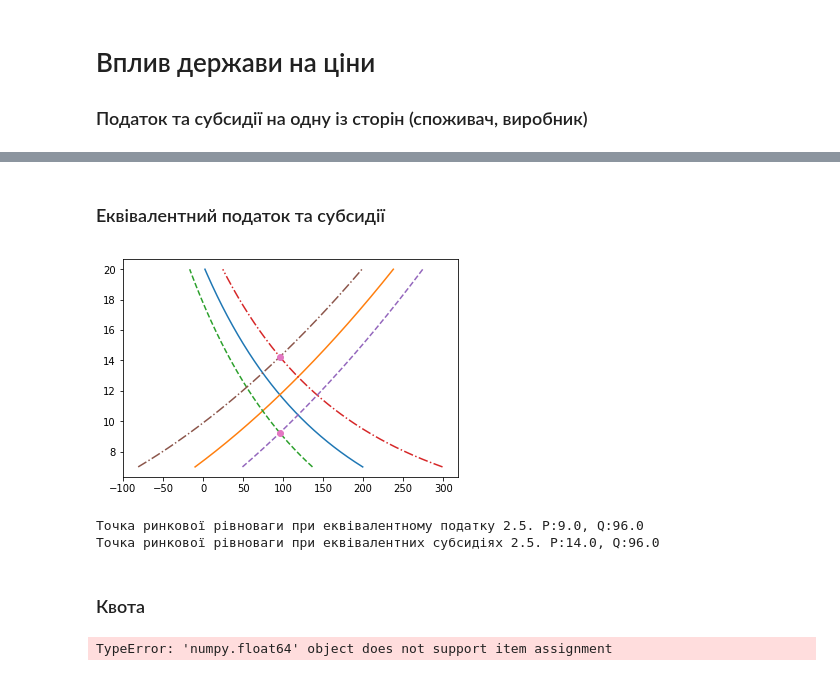
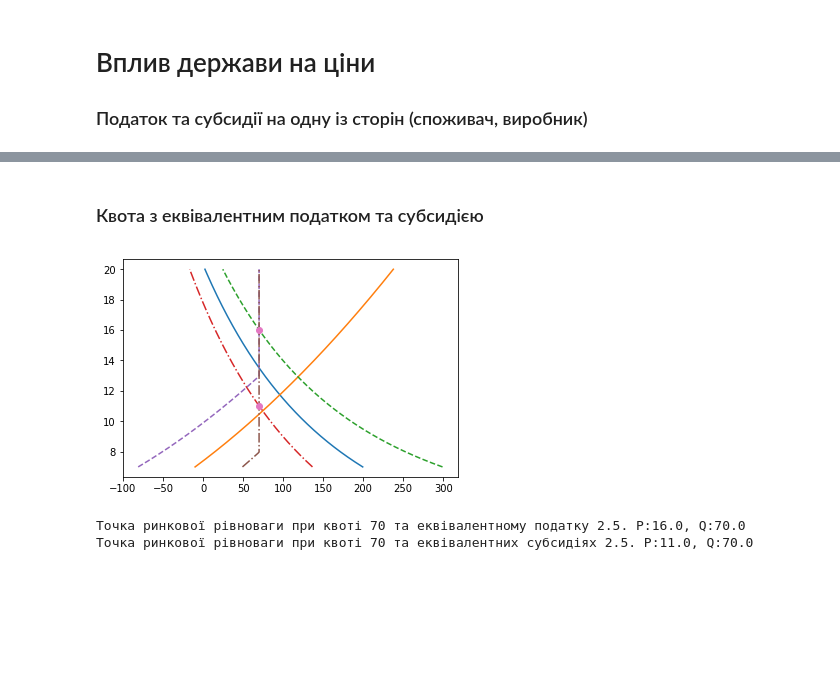
Before and after one commit to Sgeg/Labs, a Jupyter notebook: EkoMod/Lab1/Lab1.ipynb, the cells around one changed output, grey strips where cells are left out. Drawn from its saved outputs; the diff is of its cells as text; code cells hidden in the pictures; blank space fills up the shorter version.

Commit message:
[EkoMod] Fix problems with taxes and subsidy

```diff
--- a/EkoMod/Lab1/Lab1.ipynb
+++ b/EkoMod/Lab1/Lab1.ipynb
@@ -177,7 +181,7 @@ plt.show()
 # %%
 def intersection(f1, f2, values):
     ind = np.argmin(np.abs(f1(values) - f2(values)))
-    return (values[ind], ((f1(values[ind]) + f2(values[ind])) / 2))
+    return (values[ind], ((f1(values[ind:ind+1]) + f2(values[ind:ind+1])) / 2)[0])
 # %%
 balance_point = intersection(Q_d, Q_s, prices)
 # %%
@@ -275,5 +285,6 @@ print("Точка ринкової рівноваги при субсидіях
-# %% [markdown]
-### Еквівалентний податок та субсидії
+# %% [markdown]
+### Квота з еквівалентним податком та субсидією
 # %%
 eq_tax = 2.5
 eq_subsidy = 2.5
+quote = 70
@@ -280,27 +296,25 @@ eq_subsidy = 2.5
 # %%
-Q_d_eq_tax = lambda P: Q_d(P + eq_tax)
-Q_d_eq_subsidy = lambda P: Q_d(P - eq_subsidy)
-Q_s_eq_tax = lambda P: Q_s(P + eq_tax)
-Q_s_eq_subsidy = lambda P: Q_s(P - eq_subsidy)
+Q_d_eq_tax = lambda P: Q_d(P - eq_tax)
+Q_d_eq_subsidy = lambda P: Q_d(P + eq_subsidy)
+Q_s_eq_tax_quote = lambda P: Q_s_quote(P - eq_tax)
+Q_s_eq_subsidy_quote = lambda P: Q_s_quote(P + eq_subsidy)
 # %%
-bal_eq_tax = intersection(Q_d_eq_tax, Q_s_eq_tax, prices)
-bal_eq_subsidy = intersection(Q_d_eq_subsidy, Q_s_eq_subsidy, prices)
+bal_eq_tax = intersection(Q_d_eq_tax, Q_s_eq_tax_quote, prices)
+bal_eq_subsidy = intersection(Q_d_eq_subsidy, Q_s_eq_subsidy_quote, prices)
 # %%
 bal_points2 = [bal_eq_tax, bal_eq_subsidy]
 # %%
 plt.plot(Q_d(prices), prices)
 plt.plot(Q_s(prices), prices)
 plt.plot(Q_d_eq_tax(prices), prices, '--')
 plt.plot(Q_d_eq_subsidy(prices), prices, '-.')
-plt.plot(Q_s_eq_tax(prices), prices, '--')
-plt.plot(Q_s_eq_subsidy(prices), prices, '-.')
+plt.plot(Q_s_eq_tax_quote(prices), prices, '--')
+plt.plot(Q_s_eq_subsidy_quote(prices), prices, '-.')
 plt.plot([p[1] for p in bal_points2], [p[0] for p in bal_points2], 'o')
 plt.show()
-print("Точка ринкової рівноваги при еквівалентному податку {}. P:{}, Q:{}".format(eq_tax, round(bal_eq_tax[0]), round(bal_eq_tax[1])))
-print("Точка ринкової рівноваги при еквівалентних субсидіях {}. P:{}, Q:{}".format(eq_tax, round(bal_eq_subsidy[0]), round(bal_eq_subsidy[1])))
+print("Точка ринкової рівноваги при квоті {} та еквівалентному податку {}. P:{}, Q:{}".format(quote, eq_tax, round(bal_eq_tax[0]), round(bal_eq_tax[1])))
+print("Точка ринкової рівноваги при квоті {} та еквівалентних субсидіях {}. P:{}, Q:{}".format(quote, eq_tax, round(bal_eq_subsidy[0]), round(bal_eq_subsidy[1])))
 # %% [output]
-[figure, old version]
+[figure, new version]
-Точка ринкової рівноваги при еквівалентному податку 2.5. P:9.0, Q:96.0
-Точка ринкової рівноваги при еквівалентних субсидіях 2.5. P:14.0, Q:96.0
+Точка ринкової рівноваги при квоті 70 та еквівалентному податку 2.5. P:16.0, Q:70.0
+Точка ринкової рівноваги при квоті 70 та еквівалентних субсидіях 2.5. P:11.0, Q:70.0
-# %% [markdown]
-### Квота
@@ -314,4 +320,0 @@ def Q_s_quote(P):
-# %%
-bal_quote = intersection(Q_d, Q_s_quote, prices)
-# %% [output]
-TypeError: 'numpy.float64' object does not support item assignment
```
Also changed, not shown: parts of 16 cells of this notebook.
